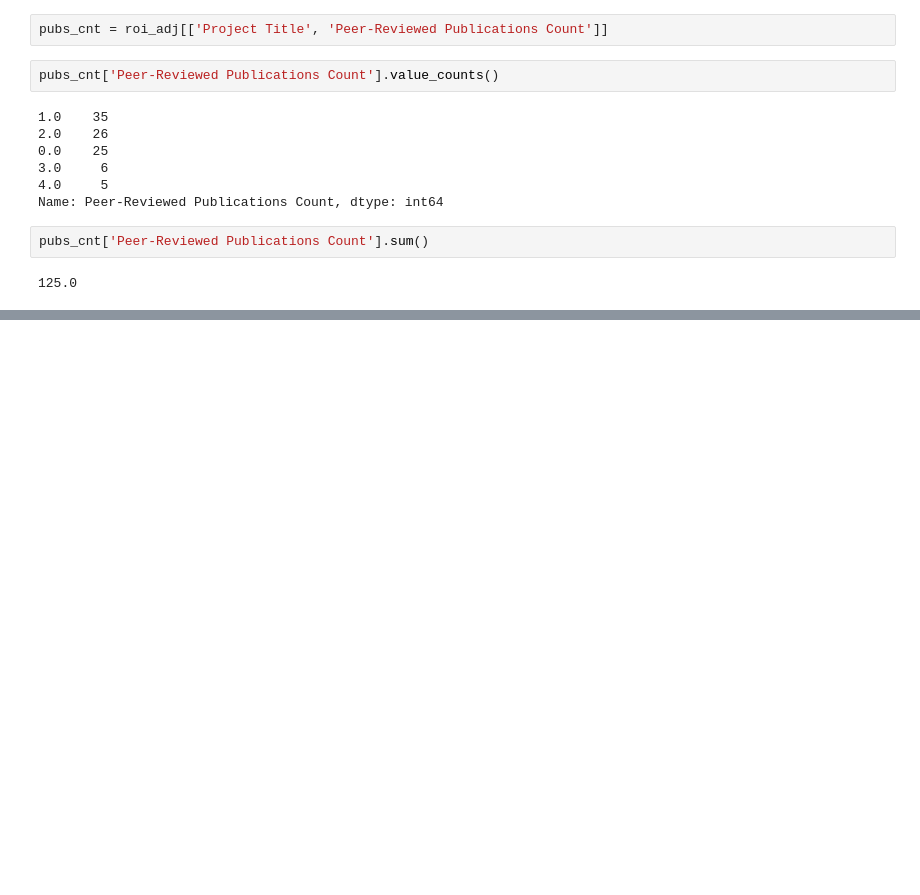
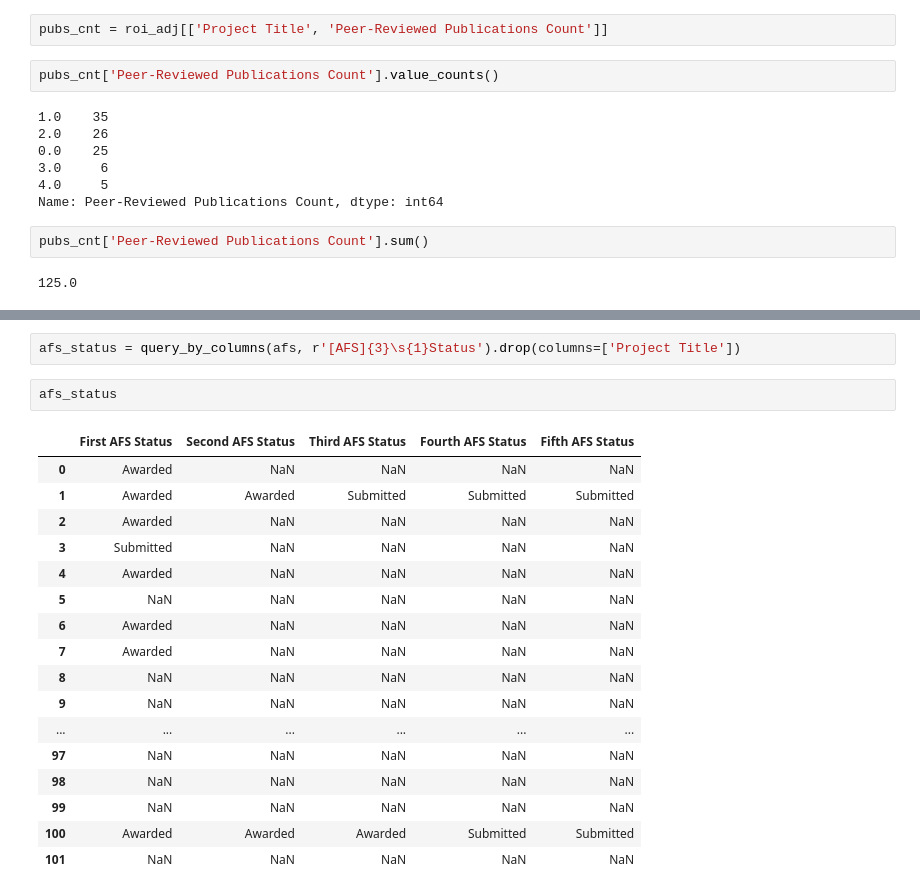
Before and after one commit to lucienqchen/curebound, a Jupyter notebook: curebound/notebooks/phu-diane-data-analysis.ipynb, the cells around one changed output, grey strips where cells are left out. Saved outputs shown, nothing was run; the diff lists cells and outputs as text; blank space fills up the shorter version.

```diff
--- a/curebound/notebooks/phu-diane-data-analysis.ipynb
+++ b/curebound/notebooks/phu-diane-data-analysis.ipynb
@@ -1072,0 +1375,22 @@ pubs_cnt['Peer-Reviewed Publications Count'].sum()
+# %%
+afs_status = query_by_columns(afs, r'[AFS]{3}\s{1}Status').drop(columns=['Project Title'])
+# %%
+afs_status
+# %% [output]
+|  | First AFS Status | Second AFS Status | Third AFS Status | Fourth AFS Status | Fifth AFS Status |
+| 0 | Awarded | NaN | NaN | NaN | NaN |
+| 1 | Awarded | Awarded | Submitted | Submitted | Submitted |
+| 2 | Awarded | NaN | NaN | NaN | NaN |
+| 3 | Submitted | NaN | NaN | NaN | NaN |
+| 4 | Awarded | NaN | NaN | NaN | NaN |
+| 5 | NaN | NaN | NaN | NaN | NaN |
+| 6 | Awarded | NaN | NaN | NaN | NaN |
+| 7 | Awarded | NaN | NaN | NaN | NaN |
+| 8 | NaN | NaN | NaN | NaN | NaN |
+| 9 | NaN | NaN | NaN | NaN | NaN |
+| ... | ... | ... | ... | ... | ... |
+| 97 | NaN | NaN | NaN | NaN | NaN |
+| 98 | NaN | NaN | NaN | NaN | NaN |
+| 99 | NaN | NaN | NaN | NaN | NaN |
+| 100 | Awarded | Awarded | Awarded | Submitted | Submitted |
+| 101 | NaN | NaN | NaN | NaN | NaN |
```
Also changed, not shown: parts of 47 cells of this notebook, 9 other files.
